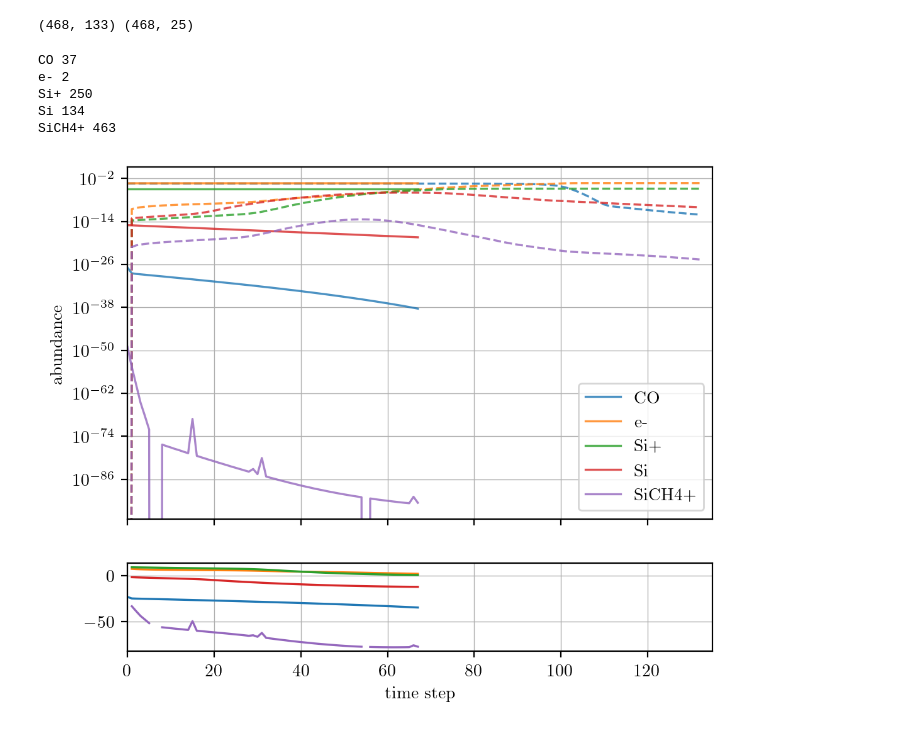
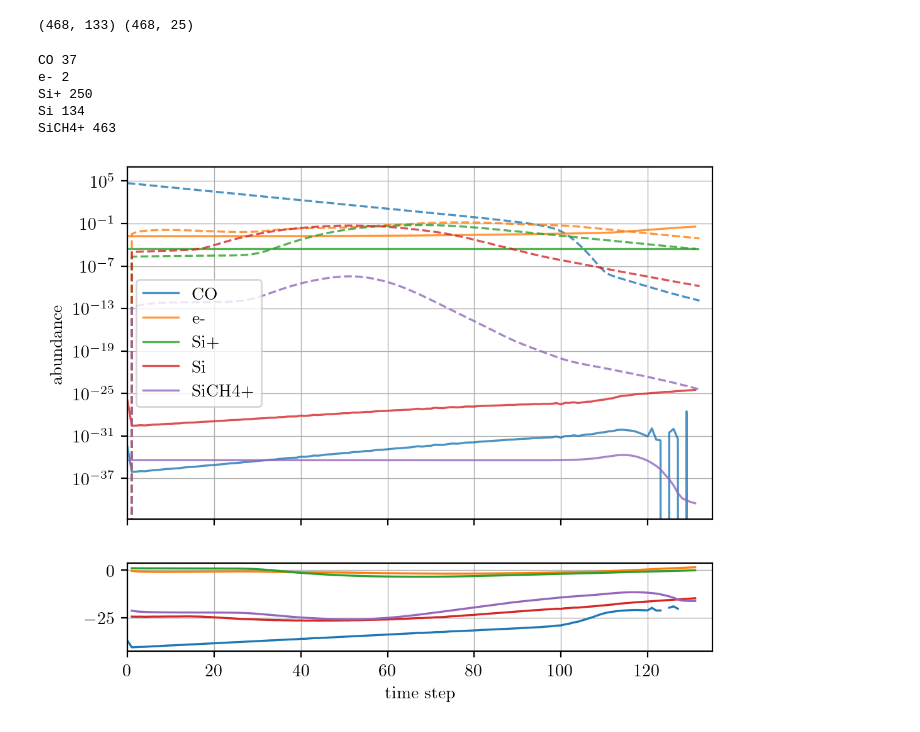
Before and after one commit to IvS-KULeuven/krome-CSE, a Jupyter notebook: benchmarkKROME.ipynb, the cells around one changed output. Saved outputs shown, nothing was run; the diff lists cells and outputs as text; code cells hidden in the pictures.

```diff
--- a/benchmarkKROME.ipynb
+++ b/benchmarkKROME.ipynb
@@ -117,7 +117,7 @@ krome_modname = '20211015_gridC_Mdot1e-6_v17-5_T_eps_model_2022-12-24h17-06-51/'
 
 abs_krome = list()
 
-for i in range(2,70):
+for i in range(2,134):
     # file = path+str(i)+'.out'
     file = path0D + 'rates/'+ krome_modname + 'krome/abs_' + str(i) + '.txt'
     n = np.loadtxt(file)
@@ -154,34 +154,34 @@ for spec in species:
     print(spec,idx)
 
     krome = abs_krome[idx-1]#/dens[:len(abs_krome[idx-1])]
-    umist = abs_umist[idx-1]/dens
+    umist = abs_umist[idx-1]#/dens
 
     line, = ax1.plot(krome, label = spec, alpha=alpha, ls = '-', lw =lw)
     ax1.plot(umist,  alpha=alpha, lw =lw, ls = '--', color = line.get_color())
 
     ax2.plot(np.log10(krome)-np.log10(umist[:len(krome)]), color = line.get_color(), lw = lw)
 
 ax1.set_yscale('log')
 # ax1.set_ylim(1e-20, 1e-4)
 
 ax1.set_ylabel('abundance')
 ax2.set_xlabel('time step')
 
 ax1.set_xlim(0,135)
 ax2.set_xlim(0,135)
 
 ax1.xaxis.set_ticklabels([])
 ax1.grid(True, lw = 0.5)
 ax2.grid(True, lw = 0.5)
 
 # ax1.set_ylim(1e-20, 1e2)
 
 ax1.legend()
 plt.show()
 # %% [output]
 CO 37
 e- 2
 Si+ 250
 Si 134
 SiCH4+ 463
-[figure, old version]
+[figure, new version]
```
Also changed, not shown: parts of 6 cells of this notebook, 4 other files.
